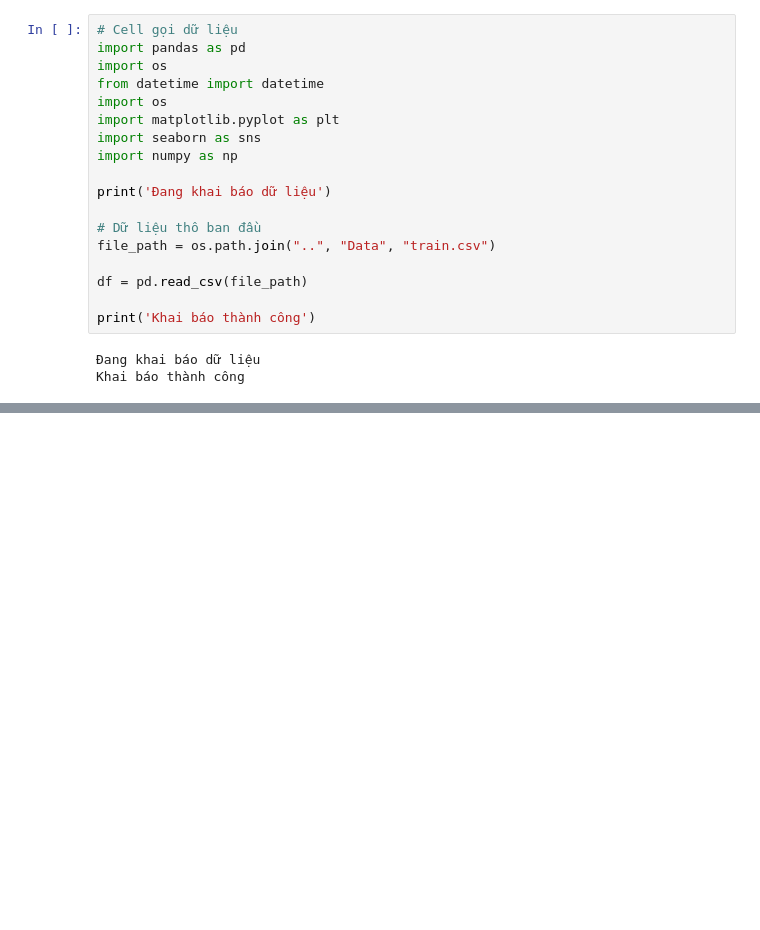
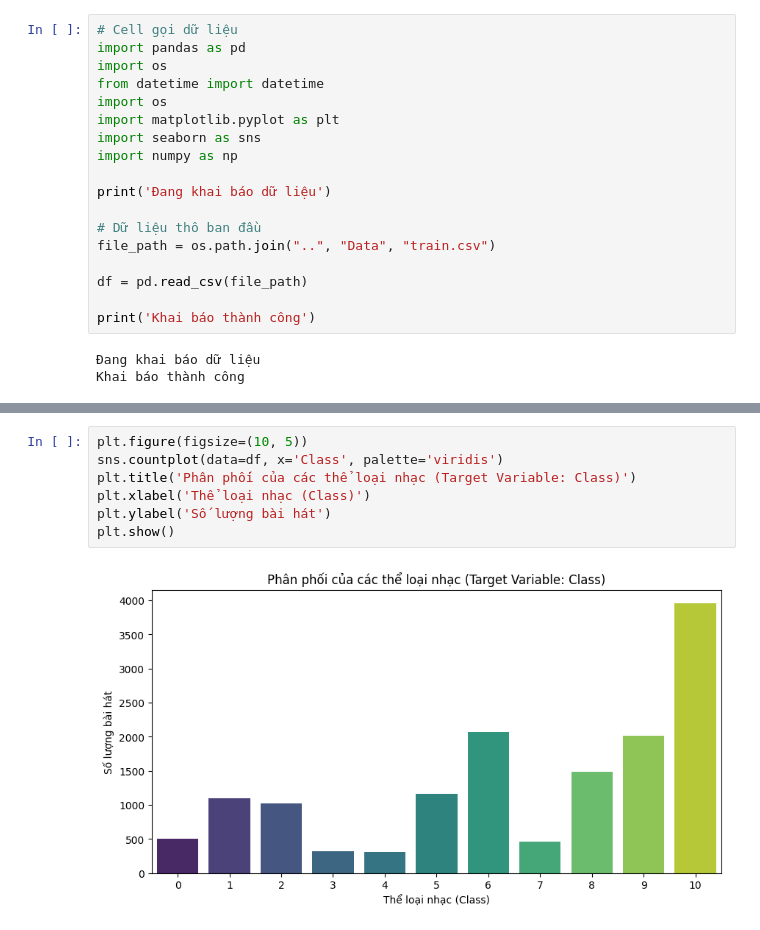
Before and after one commit to Dibenz204/Nhom07_SGU26_ML_MusicGenreClassification, a Jupyter notebook: EDA/UnivariateAnalysis.ipynb, the cells around one changed output, grey strips where cells are left out. Saved outputs shown, nothing was run; the diff lists cells and outputs as text; blank space fills up the shorter version.

```diff
--- a/EDA/UnivariateAnalysis.ipynb
+++ b/EDA/UnivariateAnalysis.ipynb
@@ -21,0 +46,9 @@ Khai báo thành công
+# %%
+plt.figure(figsize=(10, 5))
+sns.countplot(data=df, x='Class', palette='viridis')
+plt.title('Phân phối của các thể loại nhạc (Target Variable: Class)')
+plt.xlabel('Thể loại nhạc (Class)')
+plt.ylabel('Số lượng bài hát')
+plt.show()
+# %% [output]
+[figure, added]
```
Also changed, not shown: parts of 19 cells of this notebook.
